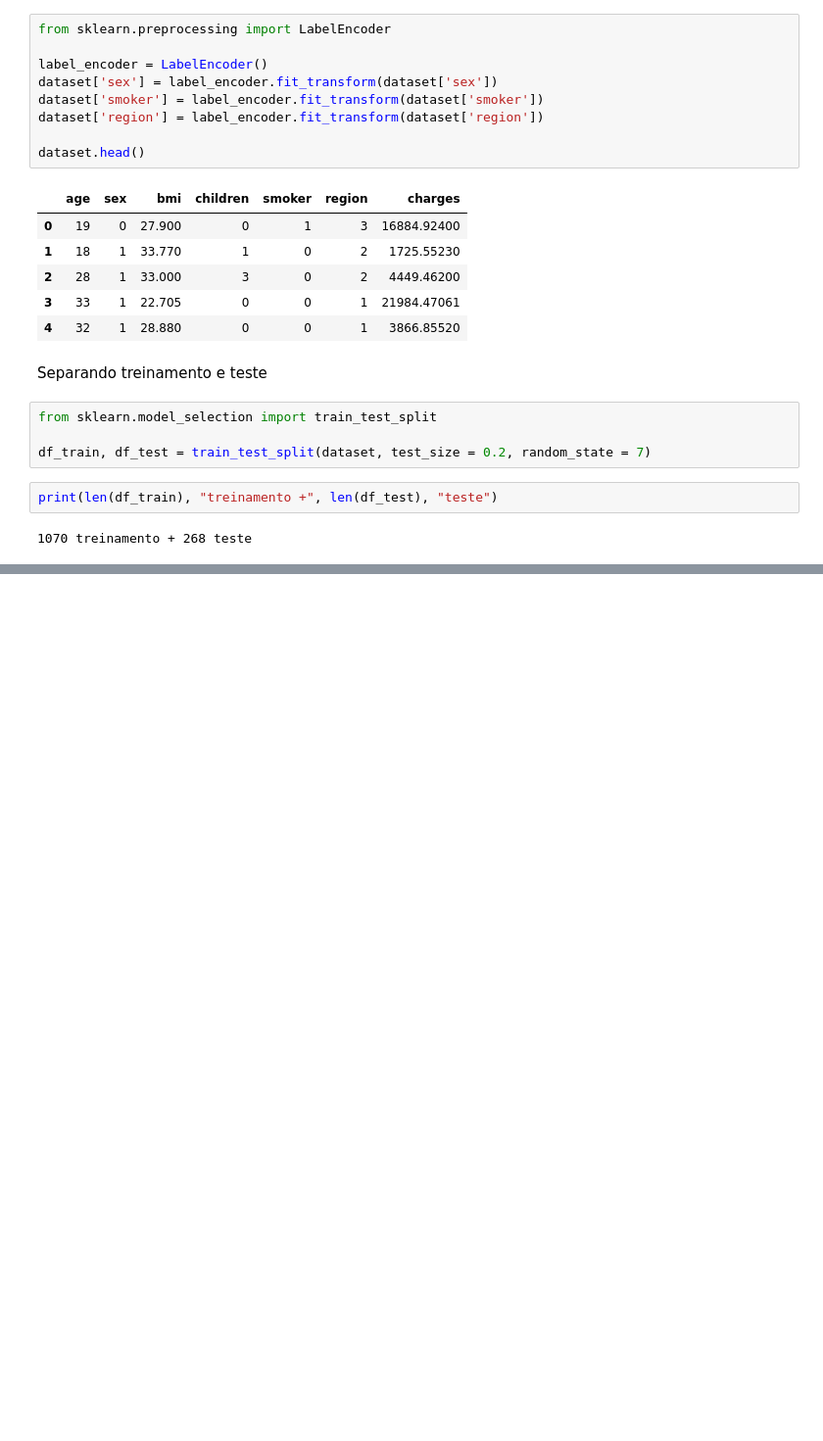
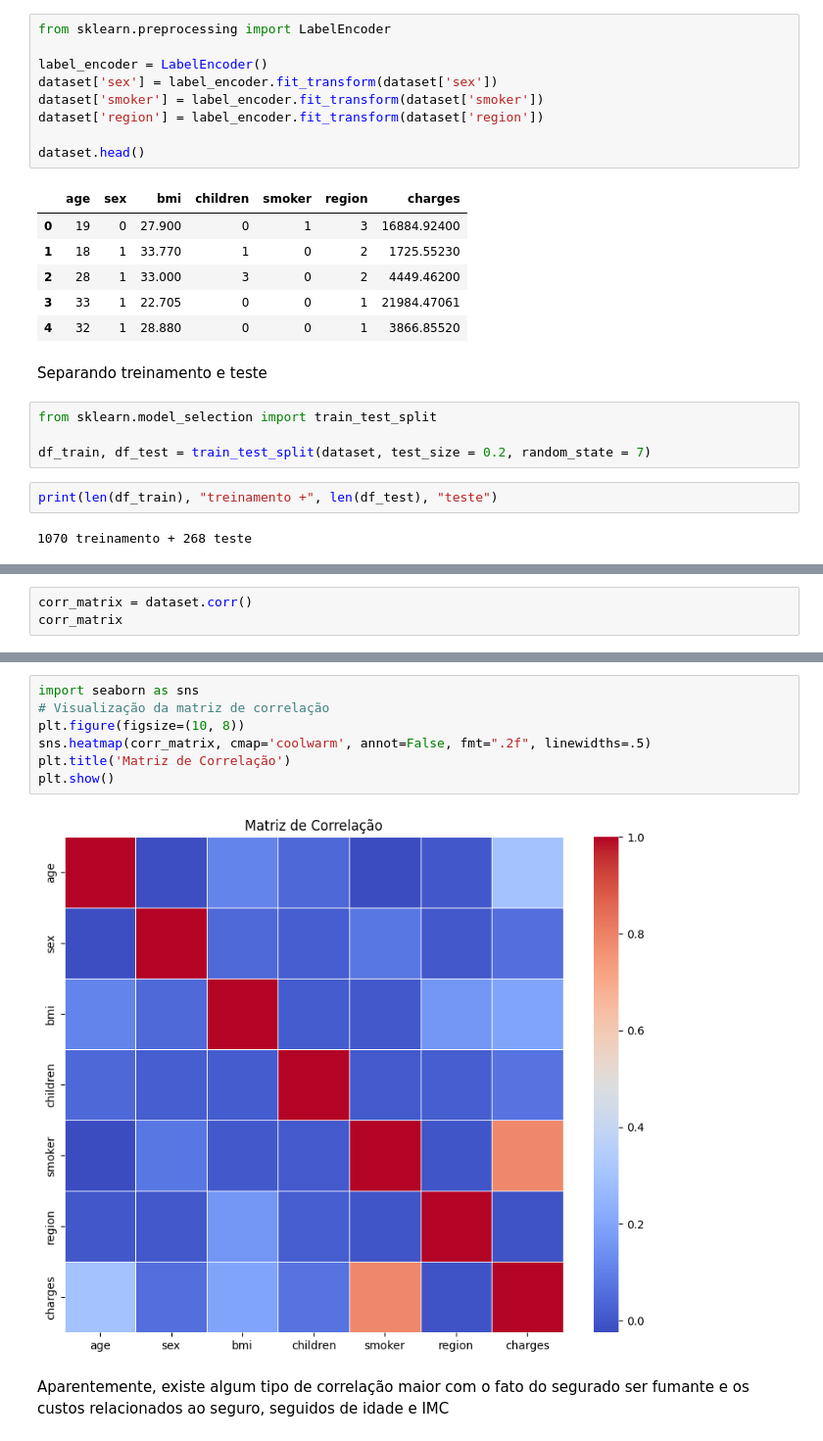
Before and after one commit to ruanraian/1adt-fase1-tech-challenge, a Jupyter notebook: tech-challenge.ipynb, the cells around one changed output, grey strips where cells are left out. Shown at 98% size. Cells and saved outputs as stored; diff of their text form; blank space fills up the shorter version.

```diff
--- a/tech-challenge.ipynb
+++ b/tech-challenge.ipynb
@@ -208,0 +211,3 @@ print(len(df_train), "treinamento +", len(df_test), "teste")
+# %%
+corr_matrix = dataset.corr()
+corr_matrix
@@ -208,0 +223,11 @@ print(len(df_train), "treinamento +", len(df_test), "teste")
+# %%
+import seaborn as sns
+# Visualização da matriz de correlação
+plt.figure(figsize=(10, 8))
+sns.heatmap(corr_matrix, cmap='coolwarm', annot=False, fmt=".2f", linewidths=.5)
+plt.title('Matriz de Correlação')
+plt.show()
+# %% [output]
+[figure, added]
+# %% [markdown]
+Aparentemente, existe algum tipo de correlação maior com o fato do segurado ser fumante e os custos relacionados ao seguro, seguidos de idade e IMC
```
Also changed, not shown: parts of 2 cells of this notebook.
